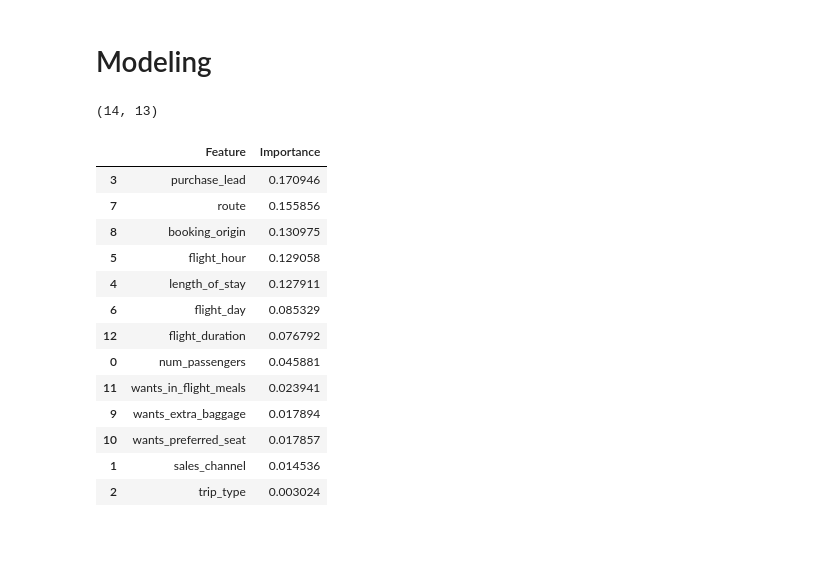
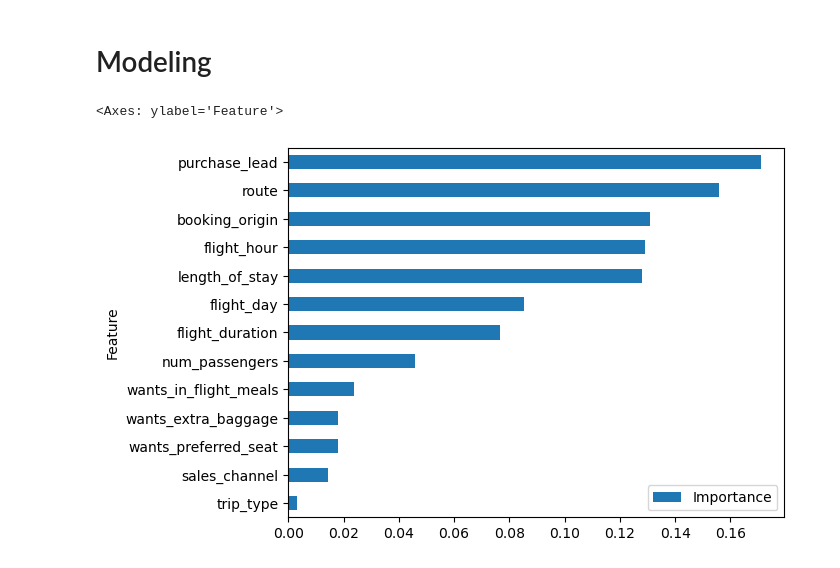
Before and after one commit to imandreans/Customer-Booking-Behavior, a Jupyter notebook: predicting.ipynb, the cells around one changed output. Drawn from its saved outputs; the diff is of its cells as text; code cells hidden in the pictures; blank space fills up the shorter version.

```diff
--- a/predicting.ipynb
+++ b/predicting.ipynb
@@ -335,31 +335,17 @@ with mlflow.start_run():
         registered_model_name="tracking-quickstart",
     )
 # %%
-with open("frontend\model.pkl", "rb") as file:
+with open("model.pkl", "rb") as file:
     model = pickle.load(file)
-# %%
-len(data.columns), len(model.feature_importances_)
-# %% [output]
-(14, 13)
 # %%
 data_feature = {'Feature':X.columns,
         'Importance':model.feature_importances_}
 # %%
 feature_contribution = pd.DataFrame(data_feature)
 # %%
-feature_contribution.sort_values(by='Importance', ascending=False)
+feature_contribution.sort_values(by='Importance', ascending=True, inplace=True)
-# %% [output]
-|  | Feature | Importance |
-| 3 | purchase_lead | 0.170946 |
-| 7 | route | 0.155856 |
-| 8 | booking_origin | 0.130975 |
-| 5 | flight_hour | 0.129058 |
-| 4 | length_of_stay | 0.127911 |
-| 6 | flight_day | 0.085329 |
-| 12 | flight_duration | 0.076792 |
-| 0 | num_passengers | 0.045881 |
-| 11 | wants_in_flight_meals | 0.023941 |
-| 9 | wants_extra_baggage | 0.017894 |
-| 10 | wants_preferred_seat | 0.017857 |
-| 1 | sales_channel | 0.014536 |
-| 2 | trip_type | 0.003024 |
+# %%
+feature_contribution.plot(x='Feature', y='Importance', rot=0, kind='barh')
+# %% [output]
+<Axes: ylabel='Feature'>
+[figure, added]
```
Also changed, not shown: 1 other file.
